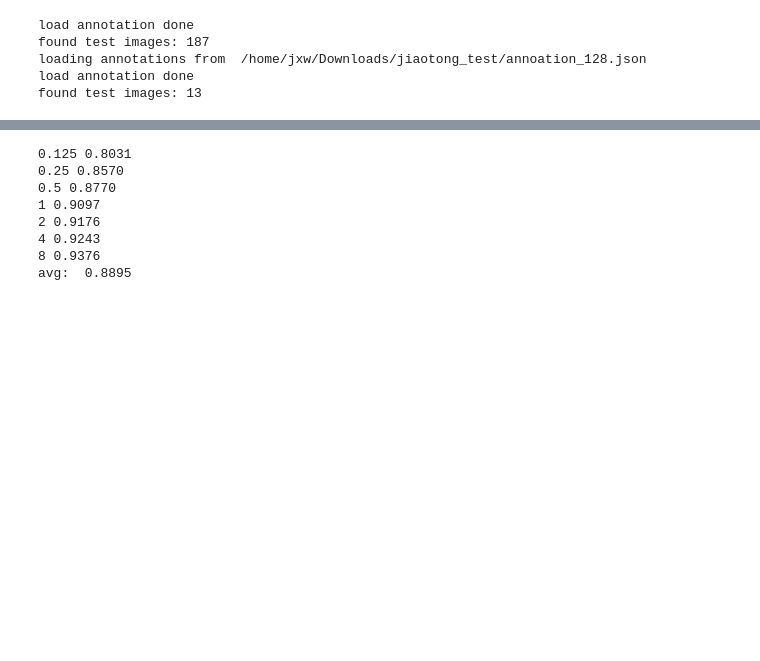
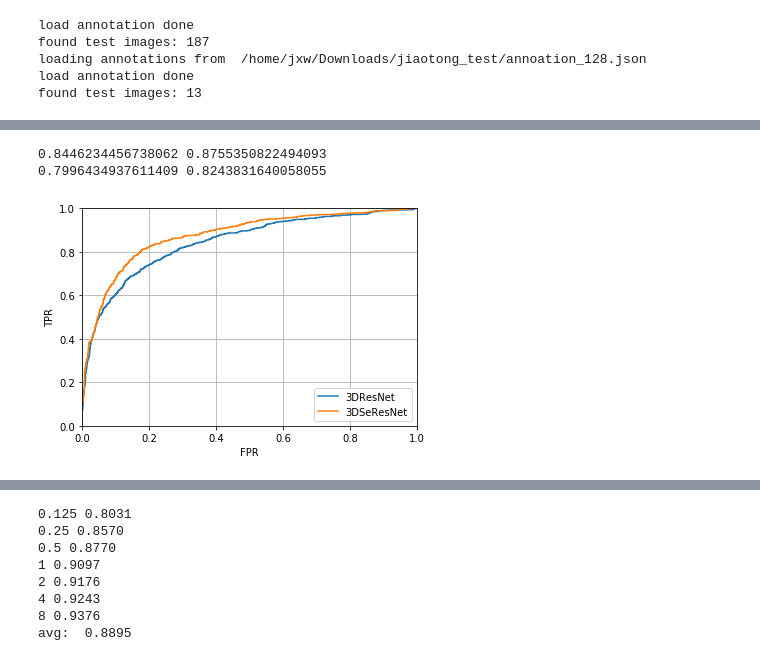
Before and after one commit to jixiaw/lesion_detection, a Jupyter notebook: classify.ipynb, the cells around one changed output, grey strips where cells are left out. Cells and saved outputs as stored; diff of their text form; code cells hidden in the pictures; blank space fills up the shorter version.

```diff
--- a/classify.ipynb
+++ b/classify.ipynb
@@ -529,0 +625,22 @@ def get_FPR_Result(detect, cls):
+# %%
+detection_results = {}
+detection_results_FPN = {}
+
+cls_results = {}
+cls_results_FPN = {}
+cls_results_FPN_SE = {}
+for fold in ["fold0", "fold1", "fold2", "fold3", "fold4"]:
+    print(fold)
+    cls = []
+    with open('./results/%s.json' % fold) as f:
+        detection_results.update(json.load(f))
+    with open('./results/%s_fp.json' % fold) as f:
+        cls_results.update(json.load(f))
+
+    with open('./results/%s_FPN.json' % fold) as f:
+        detection_results_FPN.update(json.load(f))
+    with open('./results/%s_FPN_fp.json' % fold) as f:
+        cls_results_FPN.update(json.load(f))
+
+    with open('./results/%s_FPN_fp_se.json' % fold) as f:
+        cls_results_FPN_SE.update(json.load(f))
@@ -529,0 +838,6 @@ def get_FPR_Result(detect, cls):
+# %%
+y_pred2 = np.hstack(y_preds)
+y_true2 = np.hstack(y_trues)
+# %%
+y_pred1 = np.hstack(y_preds)
+y_true1 = np.hstack(y_trues)
@@ -530 +848,21 @@ def get_FPR_Result(detect, cls):
+# %%
+fpr2, tpr2, th2 = roc_curve(y_true2, y_pred2)
+fpr1, tpr1, th1 = roc_curve(y_true1, y_pred1)
+AUC1 = auc(fpr1, tpr1)
+AUC2 = auc(fpr2, tpr2)
+print(AUC1, AUC2)
+print(np.mean((y_pred1 >= 0.5) == y_true1), np.mean((y_pred2 >= 0.5) == y_true2))
+plt.plot(fpr1, tpr1)
+plt.plot(fpr2, tpr2)
+plt.legend(["3DResNet", "3DSeResNet"], loc='lower right')
+plt.grid(True, which="both",ls="-")
+plt.xlim(0, 1.0)
+plt.ylim(0, 1.0)
+plt.xlabel('FPR')
+plt.ylabel('TPR')
+plt.savefig("results/cls_2methods.png")
+# %% [output]
+0.8446234456738062 0.8755350822494093
+0.7996434937611409 0.8243831640058055
+[figure, added]
 # %%
```
Also changed, not shown: parts of 20 cells of this notebook.
